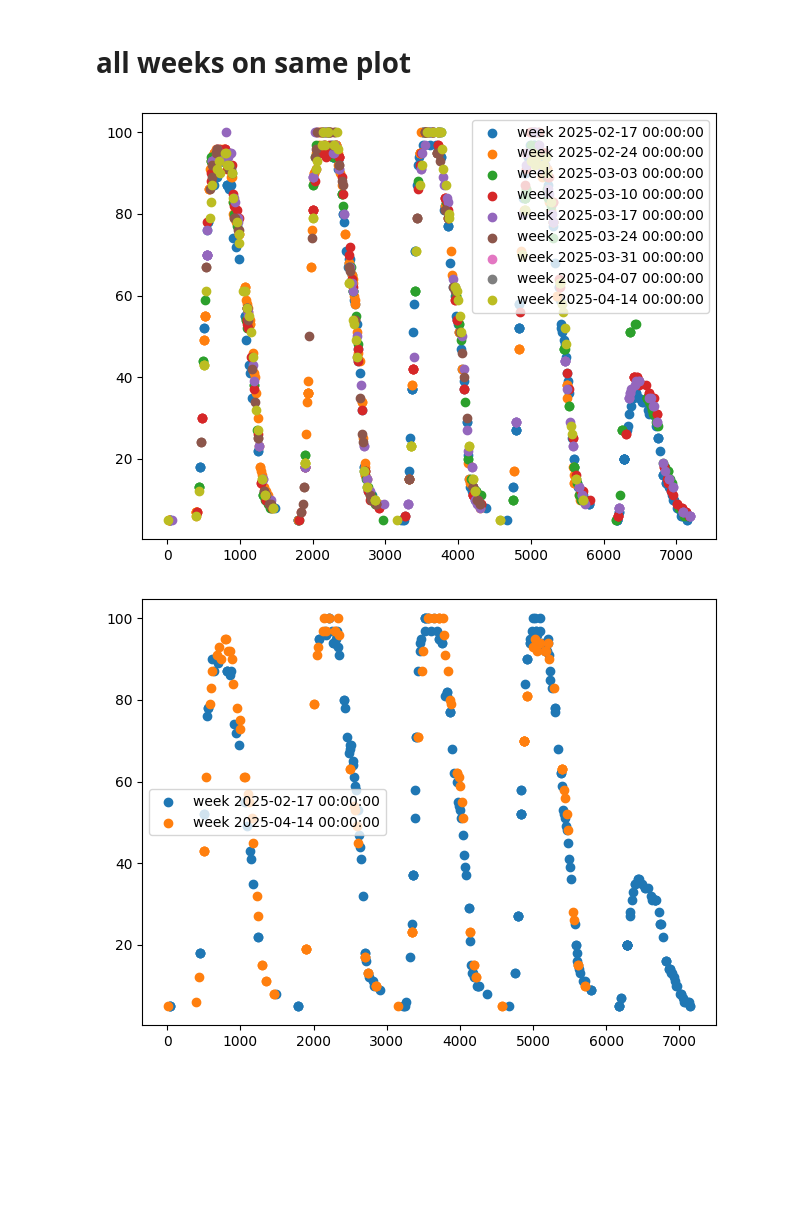
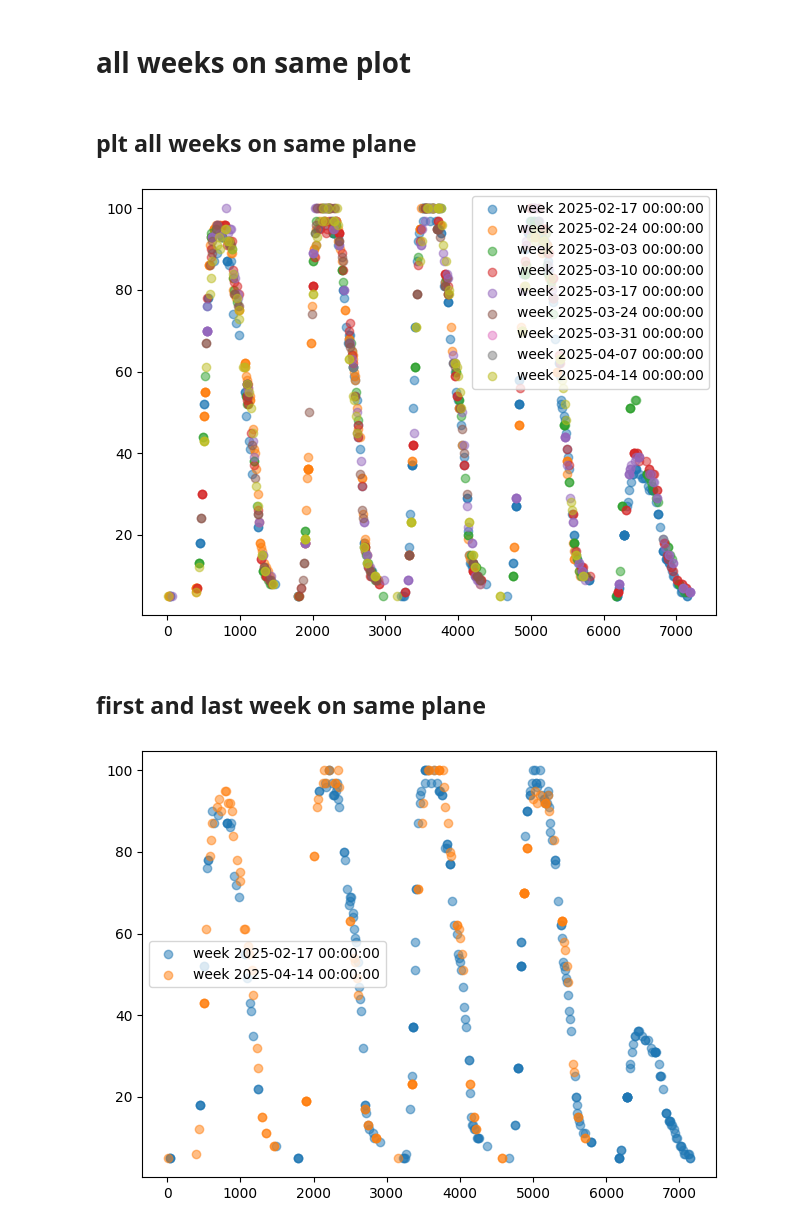
Before and after one commit to FardinHaque60/ParkPredict_Experiments, a Jupyter notebook: data_viz/week_scatter_plot.ipynb, the cells around one changed output. Cells and saved outputs as stored; diff of their text form; code cells hidden in the pictures; blank space fills up the shorter version.

Commit message:
added more stat calcs + added plotting for 2 weeks on same plane

```diff
--- a/data_viz/week_scatter_plot.ipynb
+++ b/data_viz/week_scatter_plot.ipynb
@@ -43,24 +43,11 @@ def same_plot(start_dates, data):
     ## TODO modify x axis in data set so it is all standardized
     for i, df in enumerate(data):
         x_data = (df['timestamp'] - start_dates[i]).dt.total_seconds() / 60
-        plt.scatter(x_data, df['fullness'], label=f'week {start_dates[i]}')
+        plt.scatter(x_data, df['fullness'], alpha=0.5, label=f'week {start_dates[i]}')
 
     plt.tight_layout()
     plt.legend()
     plt.show()
-
-def plot_first_and_last(start_dates, data):
-    # plot earliest week in data list
-    x_data = (data[0]['timestamp'] - start_dates[0]).dt.total_seconds() / 60
-    plt.scatter(x_data, data[0]['fullness'], label=f'week {start_dates[0]}')
-
-    # plot last week in data list
-    x_data = (data[-1]['timestamp'] - start_dates[-1]).dt.total_seconds() / 60
-    plt.scatter(x_data, data[-1]['fullness'], label=f'week {start_dates[-1]}')
-
-    plt.tight_layout()
-    plt.legend()
-    plt.show()
 # %% [markdown]
 ## load data
 # %%
@@ -104,11 +91,15 @@ weeks_plot(south_campus_data)
 [figure]
 # %% [markdown]
 # all weeks on same plot
+# %% [markdown]
+## plt all weeks on same plane
 # %%
 same_plot(start_dates, north_data)
 # %% [output]
-[figure, old version]
+[figure, new version]
+# %% [markdown]
+## first and last week on same plane
 # %%
-plot_first_and_last(start_dates, north_data)
+same_plot([start_dates[0], start_dates[-1]], [north_data[0], north_data[-1]])
 # %% [output]
-[figure, old version]
+[figure, new version]
```
Also changed, not shown: parts of 2 cells of this notebook, 2 other files.
